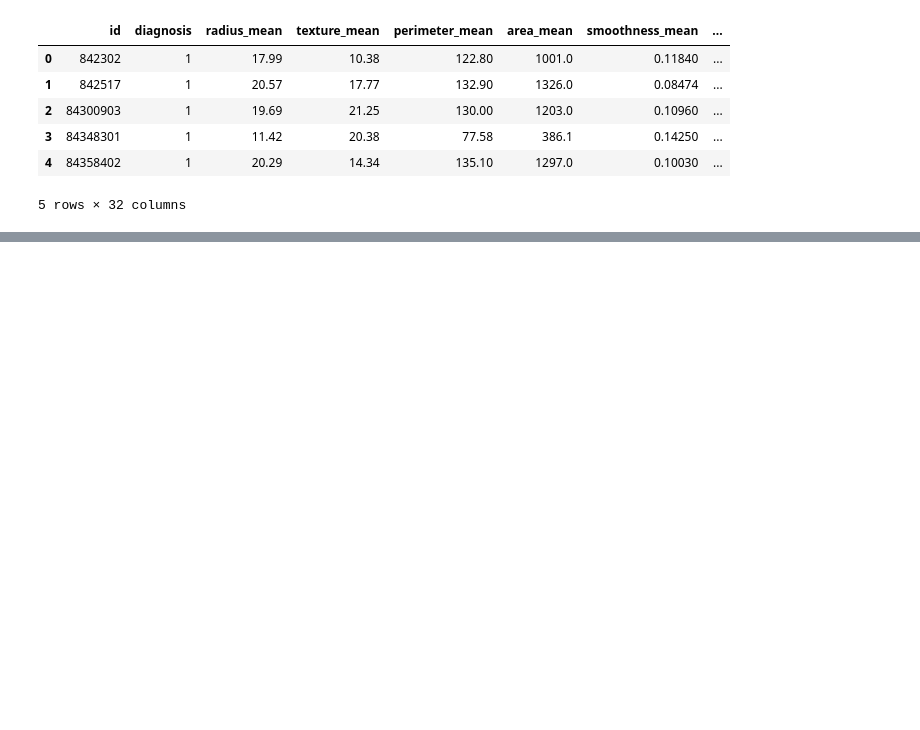
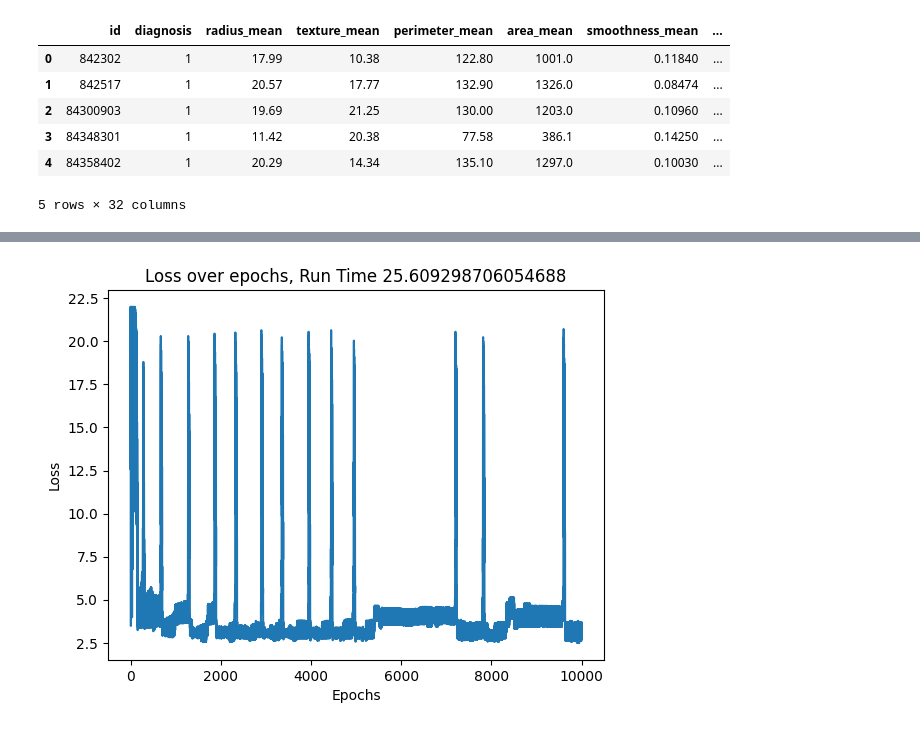
Before and after one commit to shukur-alom/Artificial-Neural-Network-From-Scratch, a Jupyter notebook: main.ipynb, the cells around one changed output, grey strips where cells are left out. Saved outputs shown, nothing was run; the diff lists cells and outputs as text; code cells hidden in the pictures; blank space fills up the shorter version.

```diff
--- a/main.ipynb
+++ b/main.ipynb
@@ -141,3 +153,11 @@ predict = np.where(my_predict(x_test,weight) >= 0.5, 1, 0)
+# %%
+sns.lineplot( x=[i for i in range(len(loss_bgd))], y=loss_bgd)
+plt.title(f'Loss over epochs, Run Time {runtime_bgd}')
+plt.xlabel('Epochs')
+plt.ylabel('Loss')
+plt.show()
+# %% [output]
+[figure, added]
 # %%
 accuracy_score(y_test, predict)
 # %% [output]
```
Also changed, not shown: parts of 17 cells of this notebook.
